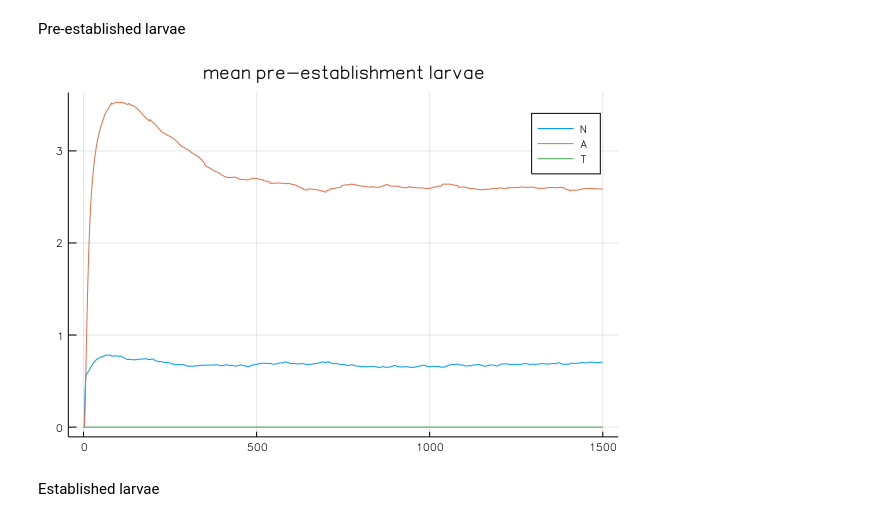
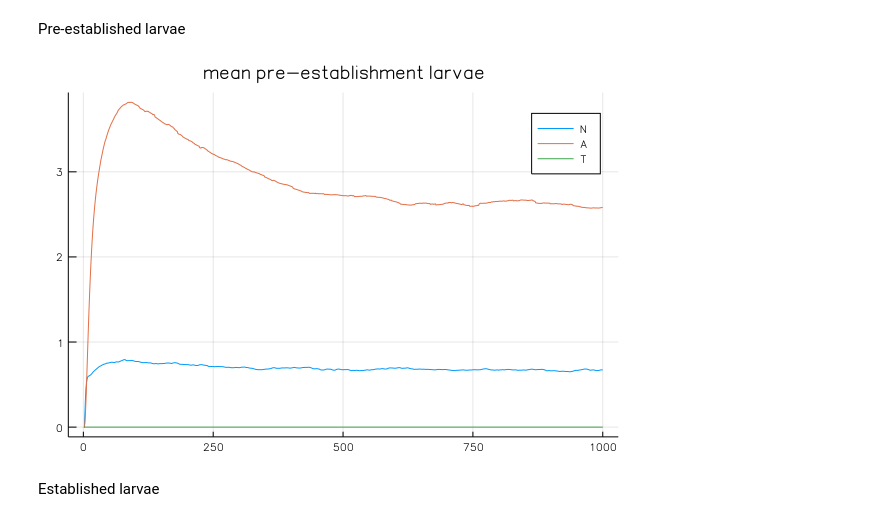
Before and after one commit to hannahlepper/sth_coinf_model, a Jupyter notebook: coinf_model.ipynb, the cells around one changed output. Cells and saved outputs as stored; diff of their text form; code cells hidden in the pictures.

```diff
--- a/coinf_model.ipynb
+++ b/coinf_model.ipynb
@@ -342,9 +354,9 @@ y1 = Na, y2 = Al, y3 = Tt
 # %% [markdown]
 Pre-established larvae
 # %%
-plot(1:1500, PEL[1:1500,:], title = "mean pre-establishment larvae", label = ["N", "A", "T"])
+plot(1:1000, PEL[1:1000,:], title = "mean pre-establishment larvae", label = ["N", "A", "T"])
 # %% [output]
-[figure, old version]
+[figure, new version]
 # %% [markdown]
 Established larvae
 # %%
```
Also changed, not shown: parts of 21 cells of this notebook, 1 other file.
